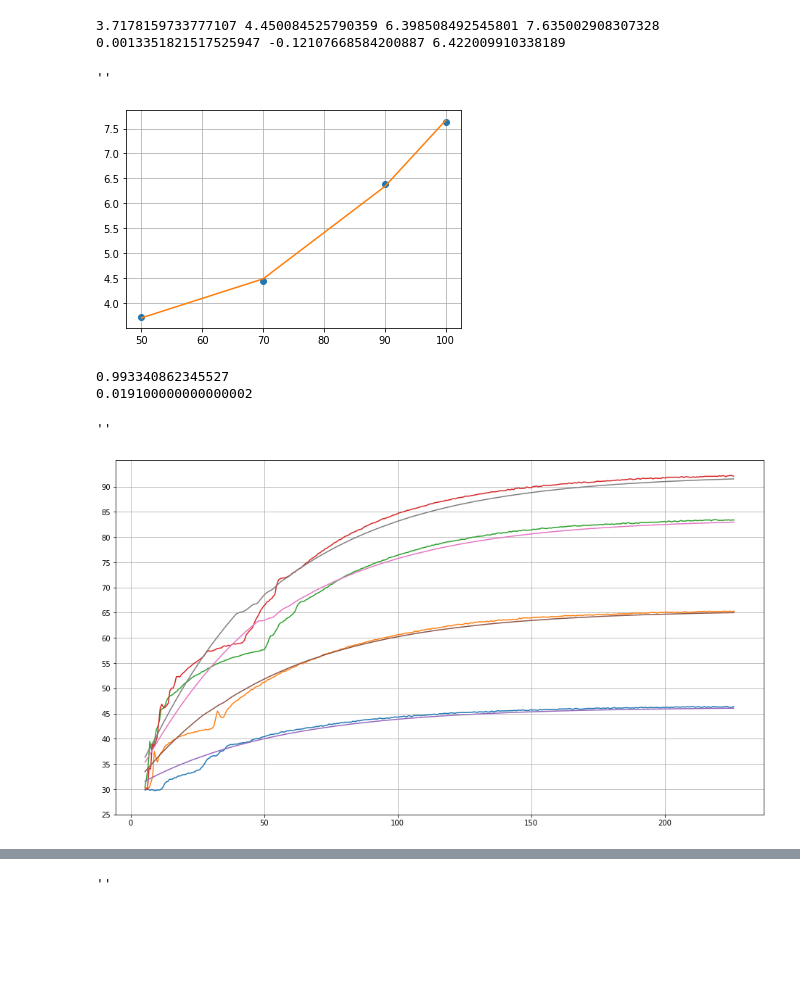
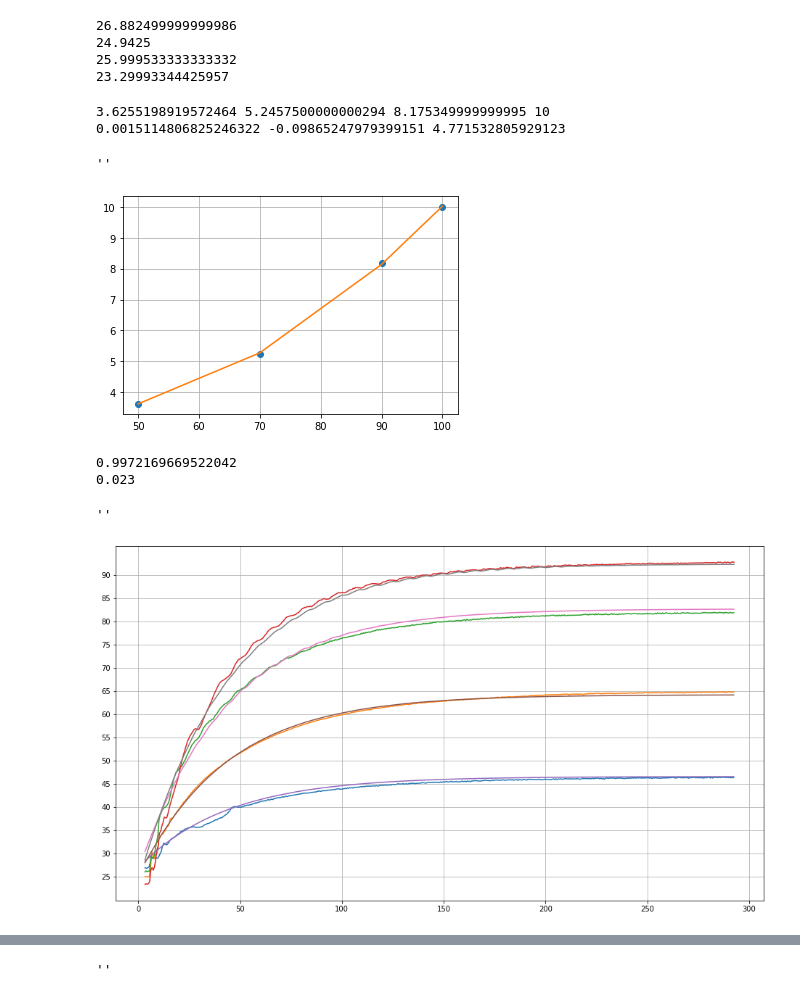
Before and after one commit to joshlwhitehead/work, a Jupyter notebook: analysis/heat/dataqstuff/modelV3/activityTempMod.ipynb, the cells around one changed output, grey strips where cells are left out. Cells and saved outputs as stored; diff of their text form; code cells hidden in the pictures; blank space fills up the shorter version.

```diff
--- a/analysis/heat/dataqstuff/modelV3/activityTempMod.ipynb
+++ b/analysis/heat/dataqstuff/modelV3/activityTempMod.ipynb
@@ -16,16 +16,16 @@ import dataCollect.dataToVar as dat
 # c = dat.h90_noInsert
 # d = dat.h100_noInsert
 
-a = dat.h50_insert
-b = dat.h70_insert
-c = dat.h90_insert
-d = dat.h100_insert
+a = dat.h50
+b = dat.h70
+c = dat.h90
+d = dat.h100
 
 
 # a = dat.h50_insertA
 # b = dat.h70_insertA
 # c = dat.h90_insertA
-# d = dat.h100_insertA
+# d = dat.h100_insertA    len(a[1]),len(a[2]),len(b[1]),len(b[2])
 
 shortest = min(len(a[1]),len(a[2]),len(b[1]),len(b[2]),len(c[1]),len(c[2]),len(d[1]),len(d[2]))
 # shortest = len(c[2])
@@ -47,12 +47,21 @@ for i in Ttherm:
     for j in range(len(i)):
         if str(i[j]) == 'nan':
             i[j] = i[j-1]
+
+
+for i in range(4):
+    print(sampRaw[i][0])
+# %% [output]
+26.882499999999986
+24.9425
+25.999533333333332
+23.29993344425957
 # %%
 offFif = 50 - np.average(a[2][-50:])
 
 offSev = 70 - np.average(b[2][-50:])
 offNin = 90 - np.average(c[2][-50:])
-offOne = 100 - np.average(d[2][-50:])
+offOne = 100 - 90#np.average(d[2][-50:])         #offFif,
 print(offFif,offSev,offNin,offOne)
 xx = np.array([50,70,90,100])
 yy = np.array([offFif,offSev,offNin,offOne])
@@ -66,10 +75,10 @@ print(aa,bb,cc)
 
 ;
 # %% [output]
-3.7178159733777107 4.450084525790359 6.398508492545801 7.635002908307328
-0.0013351821517525947 -0.12107668584200887 6.422009910338189
+3.6255198919572464 5.2457500000000294 8.175349999999995 10
+0.0015114806825246322 -0.09865247979399151 4.771532805929123
 ''
-[figure, old version]
+[figure, new version]
 # %%
 def r2(y,fit):
     st = sum((y-np.average(y))**2)
@@ -83,9 +92,10 @@ def r2(y,fit):
 # def T(lam,Tset,time):
 #     offset = aa*Tset**2+bb*Tset+cc
 #     return (-Tset+offset+30)*np.exp(-lam*time)+Tset-offset
-def T(lam,Tset,time):
+def T(lam,Tset,time,sampa):
     offset = aa*Tset**2+bb*Tset+cc
-    return (-Tset[-1]+offset+30)*np.exp(-lam*time)+Tset[-1]-offset
+    # print(sampa[0])
+    return (-Tset[-1]+offset+sampa[0])*np.exp(-lam*time)+Tset[-1]-offset
 
 
 
@@ -104,7 +114,7 @@ rr = {}
 for i in tries:
     zlistFit = []
     for j in range(len(sampRaw)):
-        zlistFit.append(T(i,Ttherm[j],time[j]))
+        zlistFit.append(T(i,Ttherm[j],time[j],sampRaw[j]))
 
     zlistFitShape = []
     for k in zlistFit:
@@ -120,24 +130,24 @@ for i in tries:
 print(max(rr.keys()))
 print(rr[max(rr.keys())])
 # %% [output]
-0.993340862345527
-0.019100000000000002
+0.9972169669522042
+0.023
 # %%
 plt.figure(figsize=(16,9))
 for i in range(len(sampRaw)):
     plt.plot(time[i],sampRaw[i])
 for i in range(len(totalDat)):
-    plt.plot(time[i],T(rr[max(rr.keys())],Ttherm[i],time[i]))
+    plt.plot(time[i],T(rr[max(rr.keys())],Ttherm[i],time[i],sampRaw[i]))
     # plt.plot(time[i],T(.025,Ttherm[i],time[i]))
 plt.grid()
 plt.yticks(np.arange(25,95,5))
 # plt.xticks(np.arange(0,500,50))
 
 
 ;
 # %% [output]
 ''
-[figure, old version]
+[figure, new version]
 # %%
 
 
```
Also changed, not shown: parts of 2 cells of this notebook, 6 other files.
